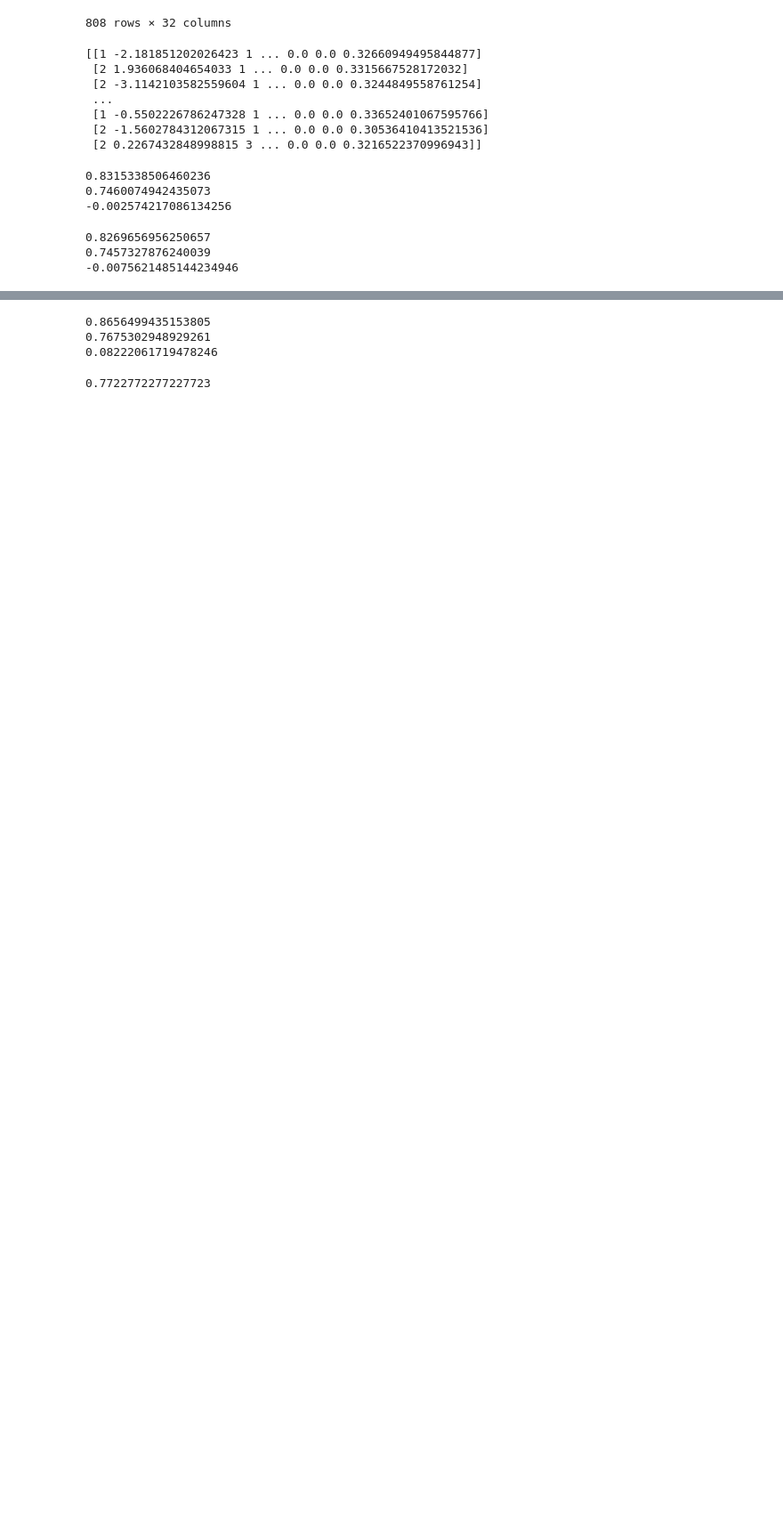
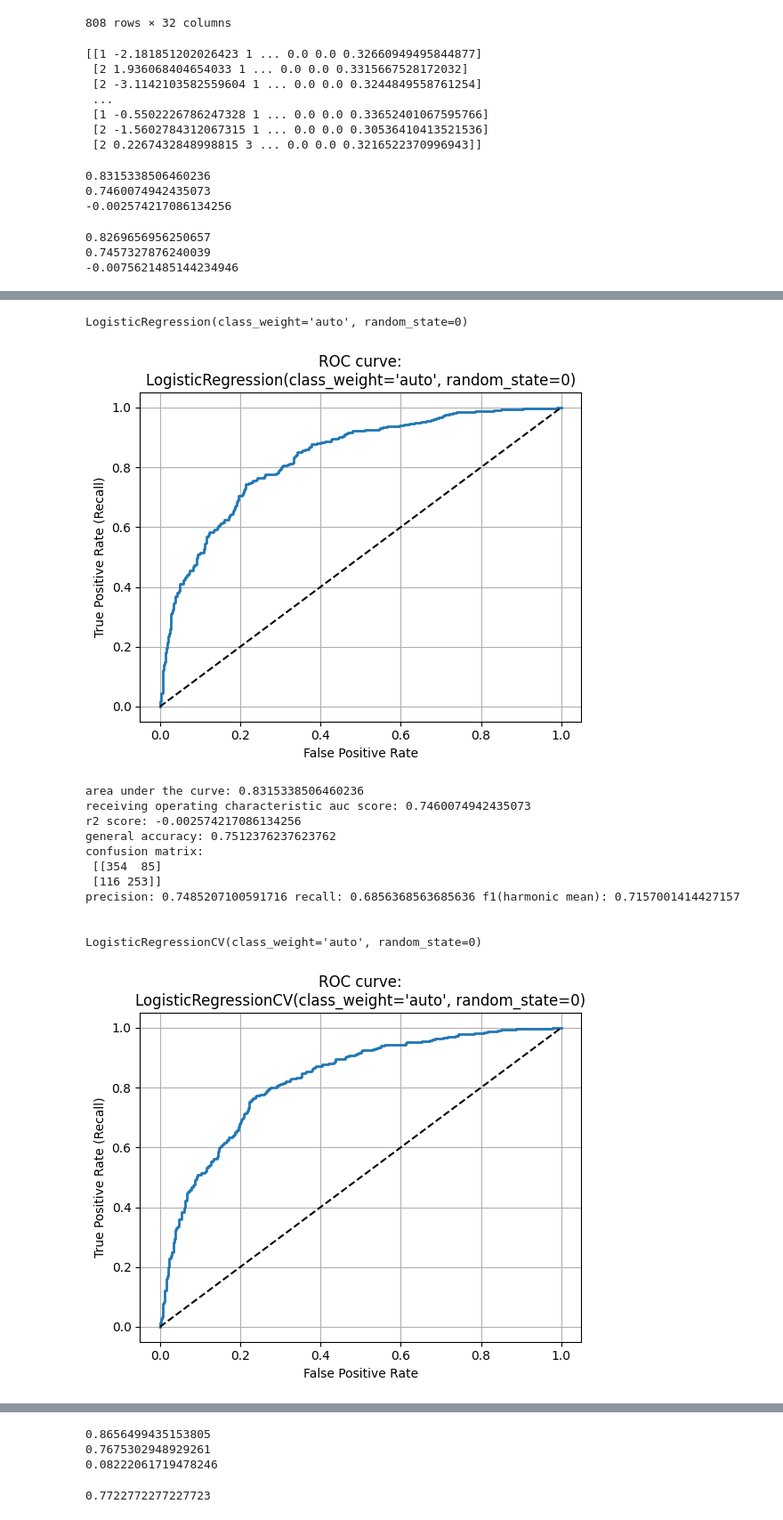
Before and after one commit to hanjosep/explore_cms, a Jupyter notebook: data analysis/analyze_harm.ipynb, the cells around one changed output, grey strips where cells are left out. Shown: that part at 89% size. Drawn from its saved outputs; the diff is of its cells as text; code cells hidden in the pictures; blank space fills up the shorter version.

```diff
--- a/data analysis/analyze_harm.ipynb
+++ b/data analysis/analyze_harm.ipynb
@@ -644,0 +646,11 @@ clf.score(X,y)
+# %%
+# https://stackoverflow.com/questions/20463281/how-do-i-solve-overfitting-in-random-forest-of-python-sklearn
+clf = GradientBoostingClassifier()
+clf.fit(X, y)
+
+# clf.predict(X[:2,:])
+false_positive_rate, true_positive_rate, thresholds = roc_curve(y, clf.predict_proba(X)[:,1])
+print('area under the curve:',auc(false_positive_rate, true_positive_rate))
+print('receiving operating characteristic auc score:',roc_auc_score(y, clf.predict(X)))
+print('r2 score:',r2_score(y, clf.predict(X)))
+print('general accuracy:', clf.score(X,y))
@@ -644,0 +679,64 @@ clf.score(X,y)
+# %%
+# from sklearn.metrics import roc_curve
+from matplotlib import pyplot as plt
+from sklearn.metrics import confusion_matrix
+from sklearn.metrics import precision_score, recall_score, f1_score
+def plot_roc_curve(fpr,tpr, label = None):
+    plt.plot(fpr,tpr, linewidth = 2, label = label)
+    plt.plot([0,1],[0,1], 'k--')
+    plt.xlabel('False Positive Rate')
+    plt.ylabel('True Positive Rate (Recall)')
+    plt.grid()
+
+# fpr,t
+# regression comparison
+regression_list = [LogisticRegression(random_state= 0, class_weight="auto"),LogisticRegressionCV(random_state= 0, class_weight="auto"),
+                RandomForestClassifier(max_features=10, max_depth=10, min_samples_leaf=3),AdaBoostClassifier(),DecisionTreeClassifier(),GradientBoostingClassifier()]
+
+regscores = pd.DataFrame({'Name':[], 'aoc_score':[], 'roc_auc_score':[],'r2_score':[],'accuracy':[], 'precision':[],'recall':[], 'f1':[]})
+# regscores.loc[0] = ['b',3,4,1,2]
+regscores
+i =0
+for clf in regression_list:
+    print('\n')
+    print(clf)
+    clf.fit(X,y)
+    false_positive_rate, true_positive_rate, thresholds = roc_curve(y, clf.predict_proba(X)[:,1])
+
+    plot_roc_curve(false_positive_rate, true_positive_rate)
+    plt.title('ROC curve:\n'+ str( clf))
+    plt.show()
+    auc_temp = auc(false_positive_rate, true_positive_rate)
+    rocauc_temp = roc_auc_score(y, clf.predict(X))
+    r2_temp = r2_score(y, clf.predict(X))
+    score_temp = clf.score(X,y)
+    print('area under the curve:',auc(false_positive_rate, true_positive_rate))
+    print('receiving operating characteristic auc score:',roc_auc_score(y, clf.predict(X)))
+    print('r2 score:',r2_score(y, clf.predict(X)))
+    print('general accuracy:', clf.score(X,y))
+
+    cmatrix_temp = confusion_matrix(y, clf.predict(X))
+    print('confusion matrix:\n', cmatrix_temp)
+    prec_temp = precision_score(y, clf.predict(X))
+    recall_temp = recall_score(y, clf.predict(X))
+    f1_temp = f1_score(y, clf.predict(X))
+    print('precision:',prec_temp, 'recall:',recall_temp, 'f1(harmonic mean):',f1_temp)
+    regscores.loc[i] = [str(clf),auc_temp,rocauc_temp,r2_temp,score_temp,prec_temp,recall_temp,f1_temp]
+    i+=1
+
+regscores
+# %% [output]
+LogisticRegression(class_weight='auto', random_state=0)
+[figure, added]
+area under the curve: 0.8315338506460236
+receiving operating characteristic auc score: 0.7460074942435073
+r2 score: -0.002574217086134256
+general accuracy: 0.7512376237623762
+confusion matrix:
+ [[354  85]
+ [116 253]]
+precision: 0.7485207100591716 recall: 0.6856368563685636 f1(harmonic mean): 0.7157001414427157
+
+
+LogisticRegressionCV(class_weight='auto', random_state=0)
+[figure, added]
```
Also changed, not shown: parts of 12 cells of this notebook, 6 other files.
